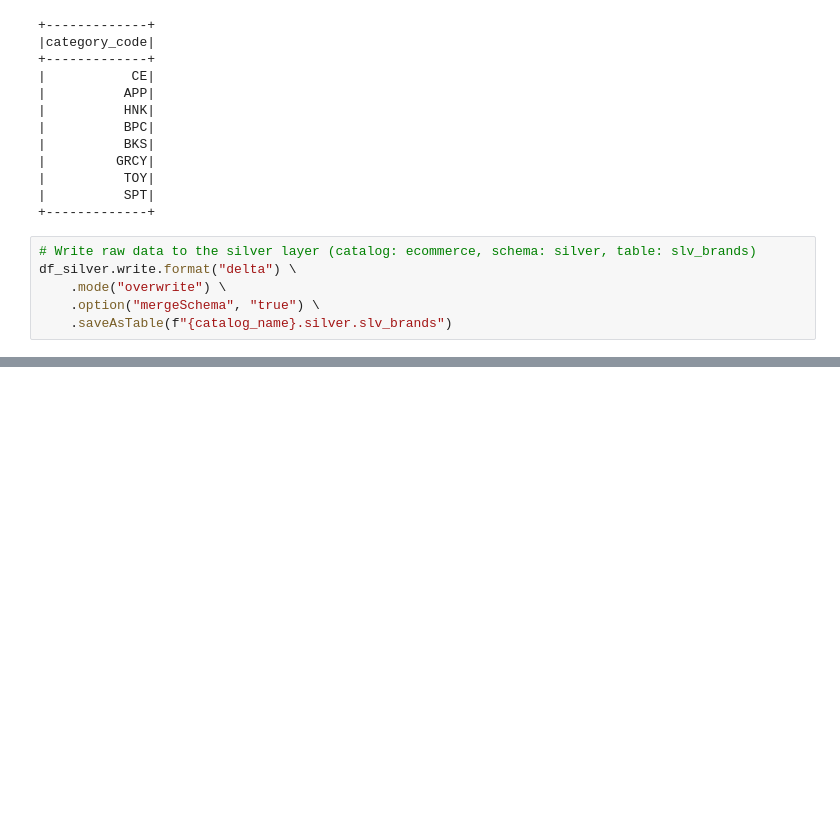
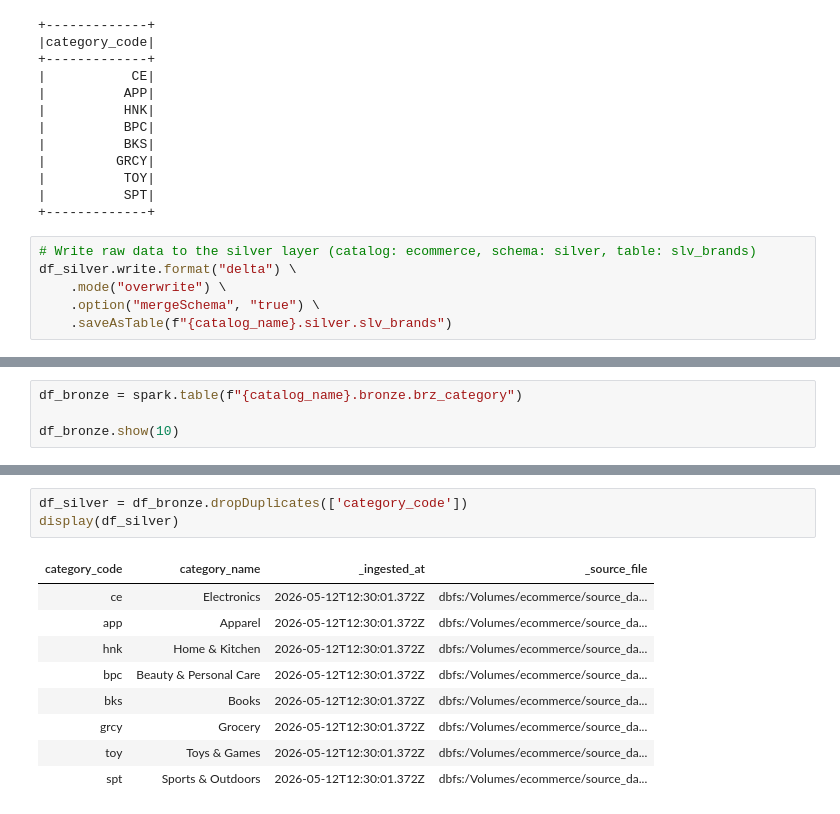
Before and after one commit to ggauravp/Databricks-PySpark, a Jupyter notebook: docs/e_commerce/1_medallion_process_dim/2_dim_silver.ipynb, the cells around one changed output, grey strips where cells are left out. Cells and saved outputs as stored; diff of their text form; blank space fills up the shorter version.

```diff
--- a/docs/e_commerce/1_medallion_process_dim/2_dim_silver.ipynb
+++ b/docs/e_commerce/1_medallion_process_dim/2_dim_silver.ipynb
@@ -116,0 +121,4 @@ df_silver.write.format("delta") \
+# %%
+df_bronze = spark.table(f"{catalog_name}.bronze.brz_category")
+
+df_bronze.show(10)
@@ -116,0 +150,13 @@ df_silver.write.format("delta") \
+# %%
+df_silver = df_bronze.dropDuplicates(['category_code'])
+display(df_silver)
+# %% [output]
+| category_code | category_name | _ingested_at | _source_file |
+| ce | Electronics | 2026-05-12T12:30:01.372Z | dbfs:/Volumes/ecommerce/source_da... |
+| app | Apparel | 2026-05-12T12:30:01.372Z | dbfs:/Volumes/ecommerce/source_da... |
+| hnk | Home & Kitchen | 2026-05-12T12:30:01.372Z | dbfs:/Volumes/ecommerce/source_da... |
+| bpc | Beauty & Personal Care | 2026-05-12T12:30:01.372Z | dbfs:/Volumes/ecommerce/source_da... |
+| bks | Books | 2026-05-12T12:30:01.372Z | dbfs:/Volumes/ecommerce/source_da... |
+| grcy | Grocery | 2026-05-12T12:30:01.372Z | dbfs:/Volumes/ecommerce/source_da... |
+| toy | Toys & Games | 2026-05-12T12:30:01.372Z | dbfs:/Volumes/ecommerce/source_da... |
+| spt | Sports & Outdoors | 2026-05-12T12:30:01.372Z | dbfs:/Volumes/ecommerce/source_da... |
```
Also changed, not shown: parts of 19 cells of this notebook.
